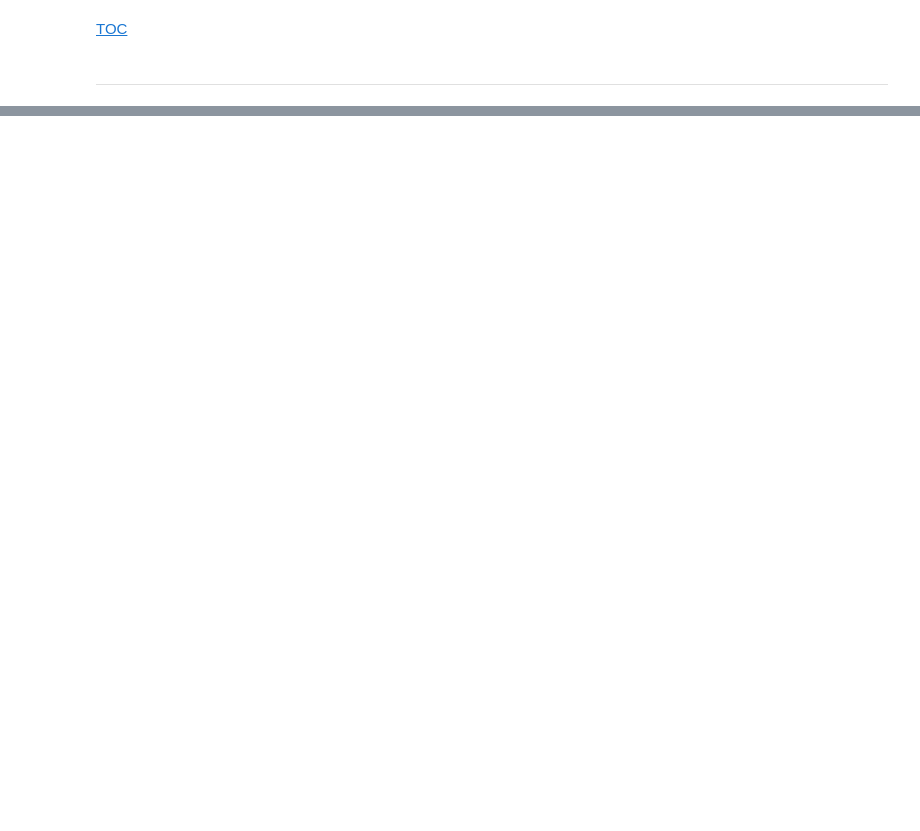
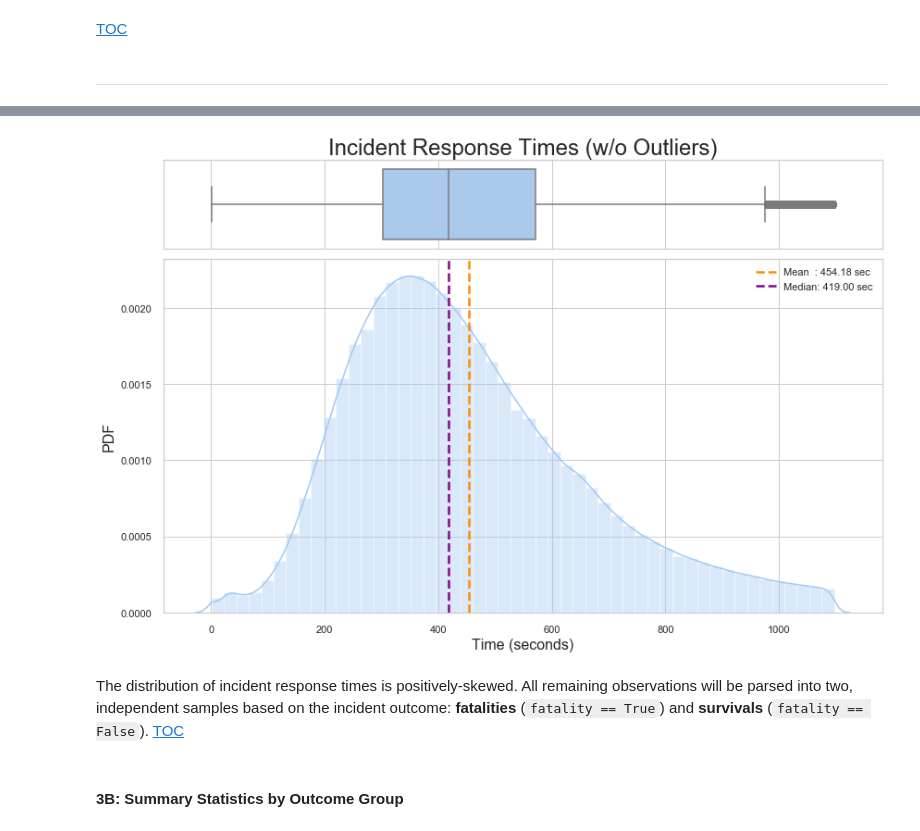
Before and after one commit to JD-Williams/Springboard, a Jupyter notebook: Capstones/Capstone 1/code/CP1-03_Stats.ipynb, the cells around one changed output, grey strips where cells are left out. Cells and saved outputs as stored; diff of their text form; code cells hidden in the pictures; blank space fills up the shorter version.

```diff
--- a/Capstones/Capstone 1/code/CP1-03_Stats.ipynb
+++ b/Capstones/Capstone 1/code/CP1-03_Stats.ipynb
@@ -673,0 +277,19 @@ pandas_profiling.ProfileReport(df)
+# %%
+# Remove outlier observations from data
+rspn_tm_adj = rspn_tm[rspn_tm.response_time<=maxf_rspn_tm]
+
+# Calculate summary statistics
+mean_rspn_tm_adj = np.mean(rspn_tm_adj.response_time)
+quartiles_adj = np.percentile(rspn_tm_adj.response_time,[25,50,75])
+median_rspn_tm_adj = np.median(rspn_tm_adj.response_time)
+min_rspn_tm_adj, max_rspn_tm_adj = rspn_tm_adj.response_time.min(),rspn_tm_adj.response_time.max()
+
+# Output statistics
+print('SUMMARY STATISTICS (w/o Orig. Outliers)')
+print('Total Number of Observations: {:8}\n'.format(len(rspn_tm_adj.response_time)))
+print('Mean:        {:8.2f}'.format(mean_rspn_tm_adj))
+print('Q1:          {:8.2f}'.format(quartiles_adj[0]))
+print('Median (Q2): {:8.2f}'.format(quartiles_adj[1]))
+print('Q3:          {:8.2f}\n'.format(quartiles_adj[2]))
+print('Actual Minimum Response Time: {:9.2f}'.format(min_rspn_tm_adj))
+print('Actual Maximum Response Time: {:9.2f}'.format(max_rspn_tm_adj))
@@ -673,0 +307,28 @@ pandas_profiling.ProfileReport(df)
+# %%
+# Visualize boxplot and distribution of response times
+fig3A2, ax3A2 = plt.subplots(2,figsize=(12,8),sharex=True, gridspec_kw={"height_ratios": (.20, .80)})
+sb.boxplot(rspn_tm_adj.response_time, ax=ax3A2[0])
+sb.distplot(rspn_tm_adj.response_time, ax=ax3A2[1])
+ax3A2[0].set_title('Incident Response Times (w/o Outliers)',size=24)
+ax3A2[0].set_xlabel('')
+ax3A2[1].set_xlabel('Time (seconds)',size=16)
+ax3A2[1].set_ylabel('PDF',size=16)
+
+# Visualize mean and median response times
+measurements = [mean_rspn_tm_adj,median_rspn_tm_adj]
+names = ['Mean','Median']
+colors = ['darkorange','darkmagenta']
+for m, n, c in zip(measurements, names, colors):
+    plt.axvline(x=m,linestyle='--',linewidth=2.5,label='{0:6}: {1:.2f} sec'.format(n,m),c=c)
+
+plt.legend()
+plt.tight_layout()
+#plt.savefig('../graphics/CP1-03_fig03A2.png') # Export plot to PNG file
+plt.show()
+# %% [output]
+[figure, added]
+# %% [markdown]
+The distribution of incident response times is positively-skewed. All remaining observations will be parsed into two, independent samples based on the incident outcome: __fatalities__ (`fatality == True`) and __survivals__ (`fatality == False`). [TOC](#TOC)
+# %% [markdown]
+<a id="Sec03B"></a>
+#### 3B: Summary Statistics by Outcome Group
```
Also changed, not shown: parts of 126 cells of this notebook.
